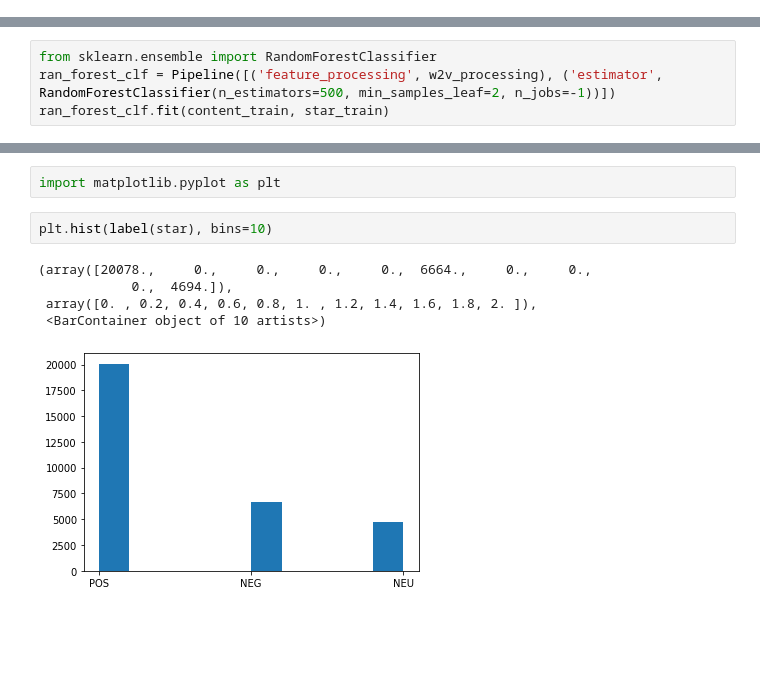
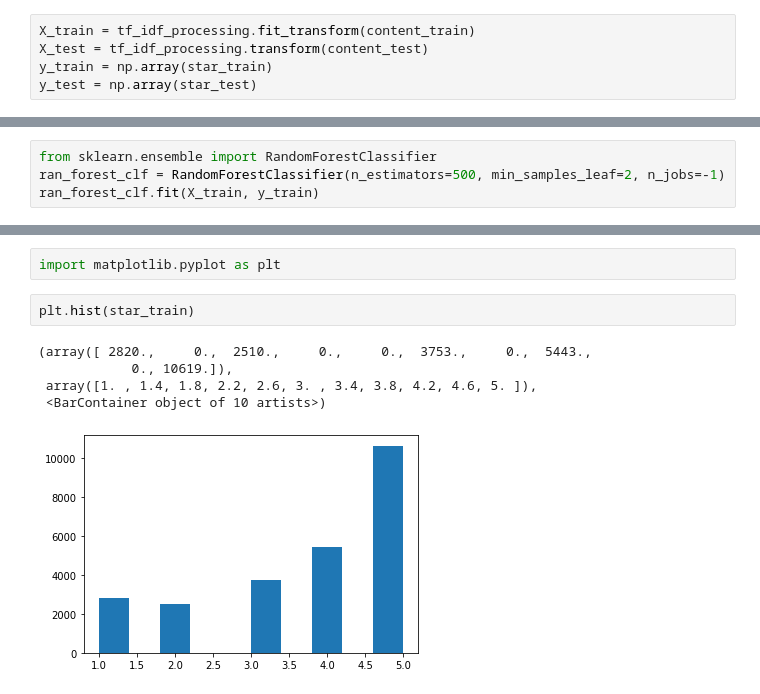
Before and after one commit to LongPhanPip/my_playground, a Jupyter notebook: intern/Week1.ipynb, the cells around one changed output, grey strips where cells are left out. Cells and saved outputs as stored; diff of their text form; blank space fills up the shorter version.

```diff
--- a/intern/Week1.ipynb
+++ b/intern/Week1.ipynb
@@ -606,0 +708,5 @@ weighted avg       0.74      0.74      0.74      6288
+# %%
+X_train = tf_idf_processing.fit_transform(content_train)
+X_test = tf_idf_processing.transform(content_test)
+y_train = np.array(star_train)
+y_test = np.array(star_test)
@@ -652,6 +790,6 @@ report = ReportResult('Decision tree')
 print(report.fit_transform(d_tree_clf.predict(content_test), star_test))
 # %%
 from sklearn.ensemble import RandomForestClassifier
-ran_forest_clf = Pipeline([('feature_processing', w2v_processing), ('estimator', RandomForestClassifier(n_estimators=500, min_samples_leaf=2, n_jobs=-1))])
-ran_forest_clf.fit(content_train, star_train)
+ran_forest_clf = RandomForestClassifier(n_estimators=500, min_samples_leaf=2, n_jobs=-1)
+ran_forest_clf.fit(X_train, y_train)
 # %% [output]
@@ -753,11 +1132,11 @@ def split_train_test(content, star, n_splits=1, test_size=0.2, random_state=52):
 # %%
 import matplotlib.pyplot as plt
-# %%
-plt.hist(label(star), bins=10)
-# %% [output]
-(array([20078.,     0.,     0.,     0.,     0.,  6664.,     0.,     0.,
-            0.,  4694.]),
- array([0. , 0.2, 0.4, 0.6, 0.8, 1. , 1.2, 1.4, 1.6, 1.8, 2. ]),
- <BarContainer object of 10 artists>)
-[figure, removed]
+# %%
+plt.hist(star_train)
+# %% [output]
+(array([ 2820.,     0.,  2510.,     0.,     0.,  3753.,     0.,  5443.,
+            0., 10619.]),
+ array([1. , 1.4, 1.8, 2.2, 2.6, 3. , 3.4, 3.8, 4.2, 4.6, 5. ]),
+ <BarContainer object of 10 artists>)
+[figure, added]
 # %%
```
Also changed, not shown: parts of 103 cells of this notebook, 5 other files.
